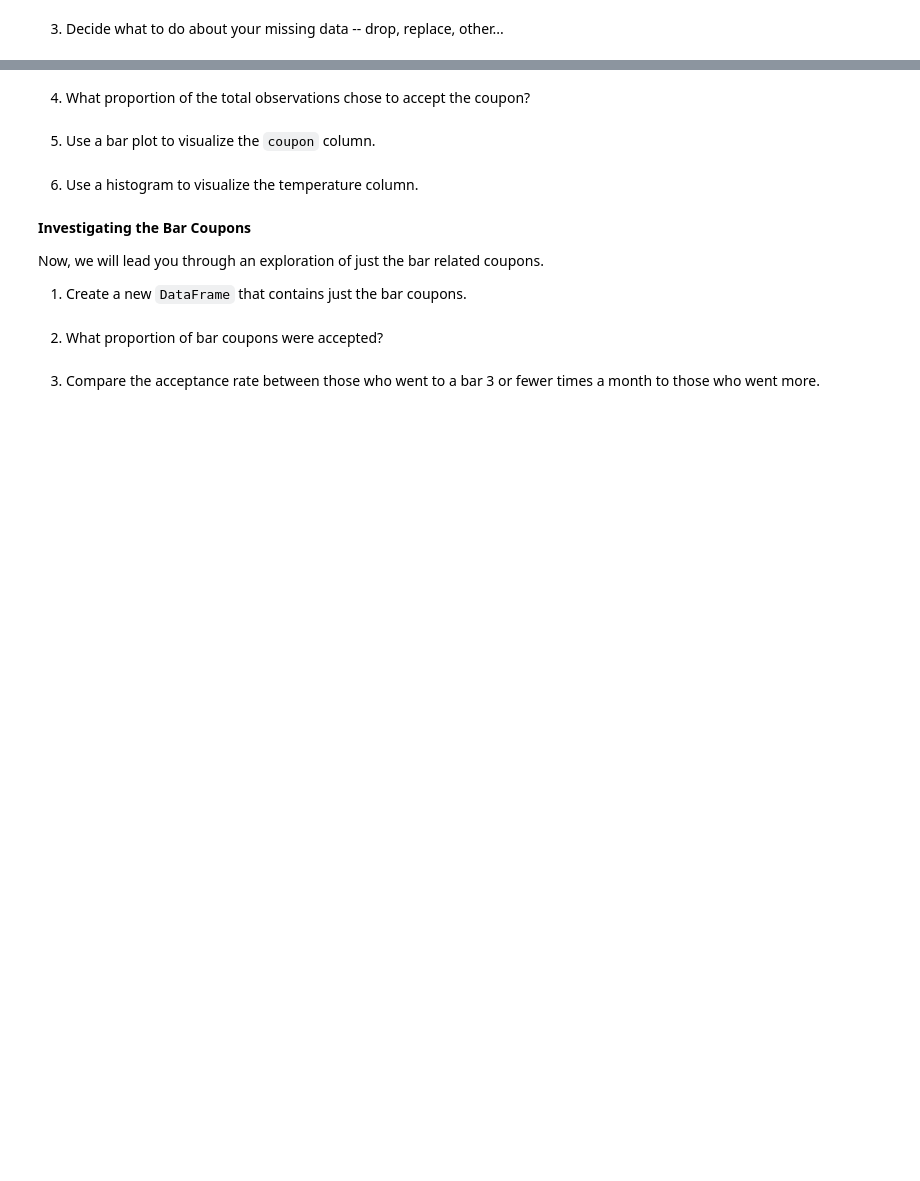
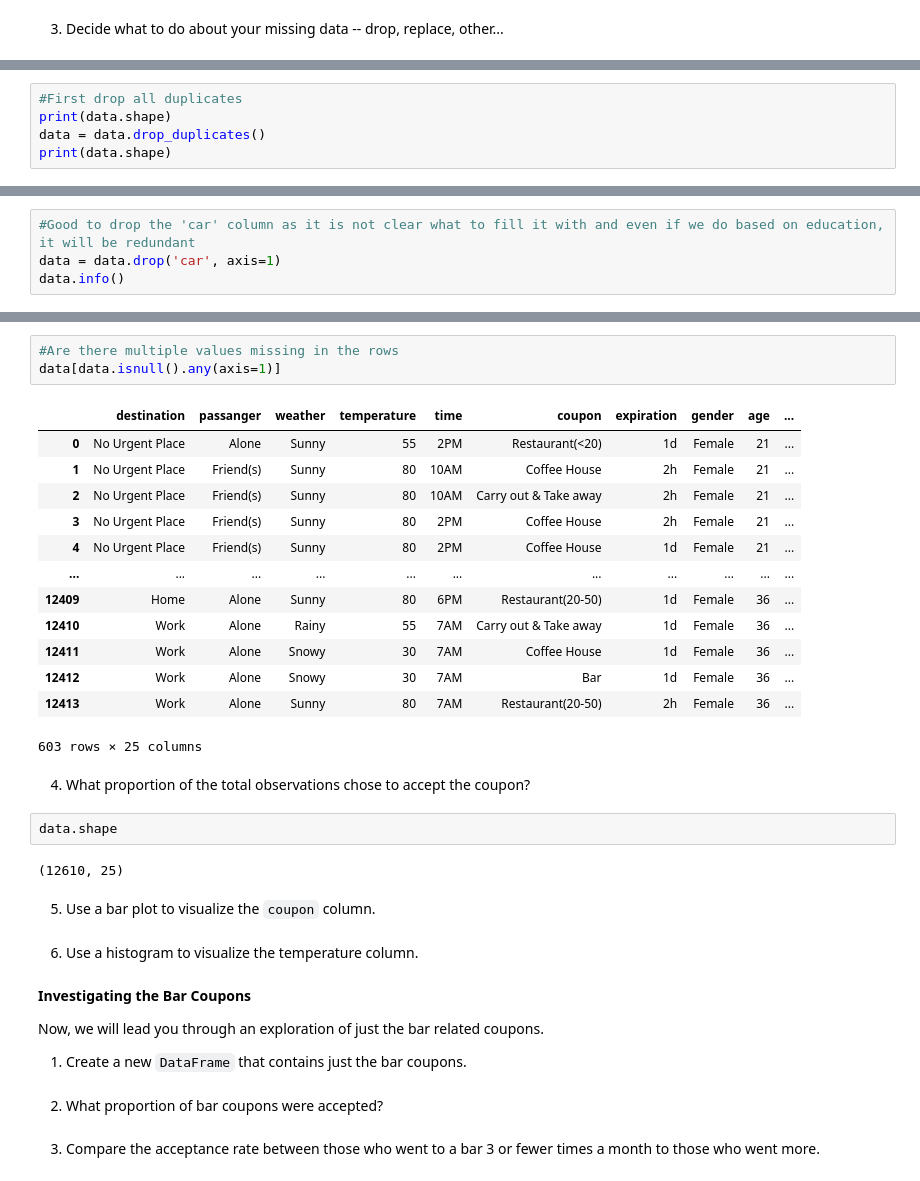
Before and after one commit to archana-rg/ml-practical-apps, a Jupyter notebook: coupon_accept.ipynb, the cells around one changed output, grey strips where cells are left out. Cells and saved outputs as stored; diff of their text form; blank space fills up the shorter version.

```diff
--- a/coupon_accept.ipynb
+++ b/coupon_accept.ipynb
@@ -109,0 +177,5 @@ data.duplicated().sum()
+# %%
+#First drop all duplicates
+print(data.shape)
+data = data.drop_duplicates()
+print(data.shape)
@@ -109,0 +243,4 @@ data.duplicated().sum()
+# %%
+#Good to drop the 'car' column as it is not clear what to fill it with and even if we do based on education, it will be redundant
+data = data.drop('car', axis=1)
+data.info()
@@ -110,5 +300,26 @@ data.duplicated().sum()
+# %%
+#Are there multiple values missing in the rows
+data[data.isnull().any(axis=1)]
+# %% [output]
+|  | destination | passanger | weather | temperature | time | coupon | expiration | gender | age | ... |
+| 0 | No Urgent Place | Alone | Sunny | 55 | 2PM | Restaurant(<20) | 1d | Female | 21 | ... |
+| 1 | No Urgent Place | Friend(s) | Sunny | 80 | 10AM | Coffee House | 2h | Female | 21 | ... |
+| 2 | No Urgent Place | Friend(s) | Sunny | 80 | 10AM | Carry out & Take away | 2h | Female | 21 | ... |
+| 3 | No Urgent Place | Friend(s) | Sunny | 80 | 2PM | Coffee House | 2h | Female | 21 | ... |
+| 4 | No Urgent Place | Friend(s) | Sunny | 80 | 2PM | Coffee House | 1d | Female | 21 | ... |
+| ... | ... | ... | ... | ... | ... | ... | ... | ... | ... | ... |
+| 12409 | Home | Alone | Sunny | 80 | 6PM | Restaurant(20-50) | 1d | Female | 36 | ... |
+| 12410 | Work | Alone | Rainy | 55 | 7AM | Carry out & Take away | 1d | Female | 36 | ... |
+| 12411 | Work | Alone | Snowy | 30 | 7AM | Coffee House | 1d | Female | 36 | ... |
+| 12412 | Work | Alone | Snowy | 30 | 7AM | Bar | 1d | Female | 36 | ... |
+| 12413 | Work | Alone | Sunny | 80 | 7AM | Restaurant(20-50) | 2h | Female | 36 | ... |
+603 rows × 25 columns
 # %% [markdown]
 4. What proportion of the total observations chose to accept the coupon?
+# %%
+data.shape
+# %% [output]
+(12610, 25)
 # %% [markdown]
 5. Use a bar plot to visualize the `coupon` column.
 # %% [markdown]
```
Also changed, not shown: parts of 14 cells of this notebook.
